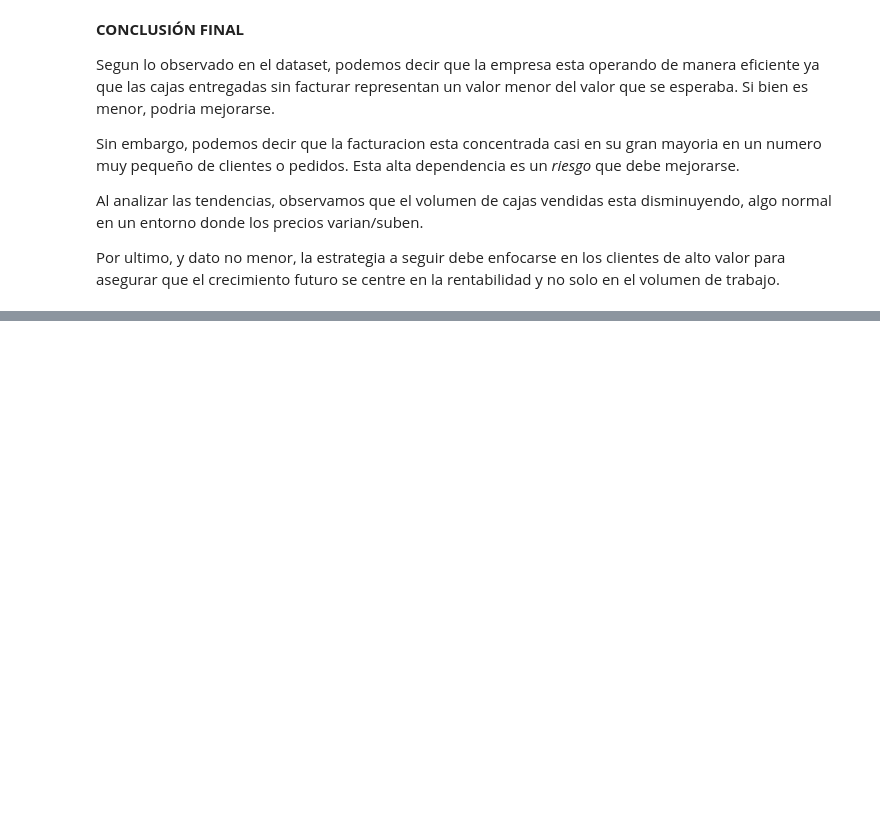
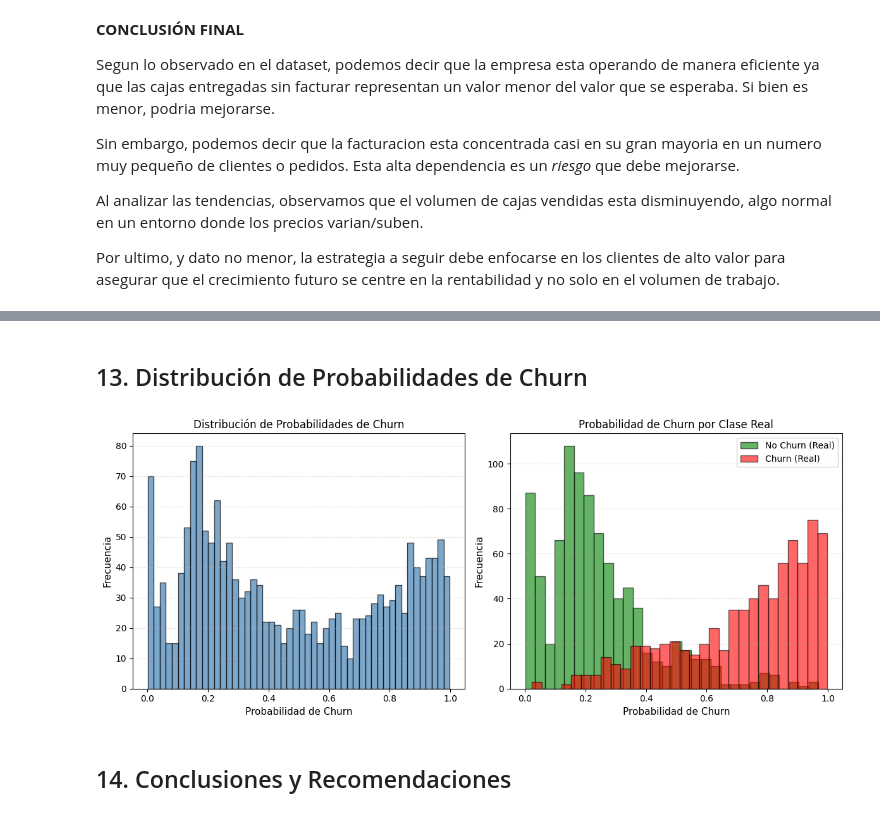
Before and after one commit to nataliaagustinare/Trabajo-final---Natalia-Re---Vinos, a Jupyter notebook: Segunda-Entrega/ProyectoDS_Partel__Re.ipynb, the cells around one changed output, grey strips where cells are left out. Cells and saved outputs as stored; diff of their text form; code cells hidden in the pictures; blank space fills up the shorter version.

```diff
--- a/Segunda-Entrega/ProyectoDS_Partel__Re.ipynb
+++ b/Segunda-Entrega/ProyectoDS_Partel__Re.ipynb
@@ -591,0 +968,15 @@ plt.show()
+# %%
+# Agregar predicciones al DataFrame RFM
+rfm_completo = rfm.copy()
+rfm_completo['Prediccion_Churn'] = modelo_rf.predict(X)
+rfm_completo['Probabilidad_Churn'] = modelo_rf.predict_proba(X)[:, 1]
+
+# Identificar clientes de alto riesgo
+clientes_riesgo = rfm_completo[
+    (rfm_completo['Prediccion_Churn'] == 1) &
+    (rfm_completo['Churn'] == 0)
+].sort_values('Probabilidad_Churn', ascending=False)
+
+print(f"\n⚠️ Clientes ACTIVOS en RIESGO de Abandono: {len(clientes_riesgo)}")
+print("\nTop 10 clientes en riesgo (ordenados por probabilidad):")
+display(clientes_riesgo.head(10)[['Cod. Cliente', 'Recencia', 'Frecuencia', 'Monetario', 'Probabilidad_Churn']])
@@ -591,0 +998,32 @@ plt.show()
+# %% [markdown]
+## 13. Distribución de Probabilidades de Churn
+# %%
+# Visualización de distribución de probabilidades
+plt.figure(figsize=(12, 5))
+
+# Subplot 1: Distribución general
+plt.subplot(1, 2, 1)
+plt.hist(rfm_completo['Probabilidad_Churn'], bins=50, color='steelblue', edgecolor='black', alpha=0.7)
+plt.xlabel('Probabilidad de Churn', fontsize=11)
+plt.ylabel('Frecuencia', fontsize=11)
+plt.title('Distribución de Probabilidades de Churn', fontsize=12)
+plt.grid(axis='y', linestyle='--', alpha=0.3)
+
+# Subplot 2: Por clase real
+plt.subplot(1, 2, 2)
+plt.hist(rfm_completo[rfm_completo['Churn'] == 0]['Probabilidad_Churn'],
+         bins=30, alpha=0.6, label='No Churn (Real)', color='green', edgecolor='black')
+plt.hist(rfm_completo[rfm_completo['Churn'] == 1]['Probabilidad_Churn'],
+         bins=30, alpha=0.6, label='Churn (Real)', color='red', edgecolor='black')
+plt.xlabel('Probabilidad de Churn', fontsize=11)
+plt.ylabel('Frecuencia', fontsize=11)
+plt.title('Probabilidad de Churn por Clase Real', fontsize=12)
+plt.legend()
+plt.grid(axis='y', linestyle='--', alpha=0.3)
+
+plt.tight_layout()
+plt.show()
+# %% [output]
+[figure, added]
+# %% [markdown]
+## 14. Conclusiones y Recomendaciones
```
Also changed, not shown: parts of 26 cells of this notebook.
